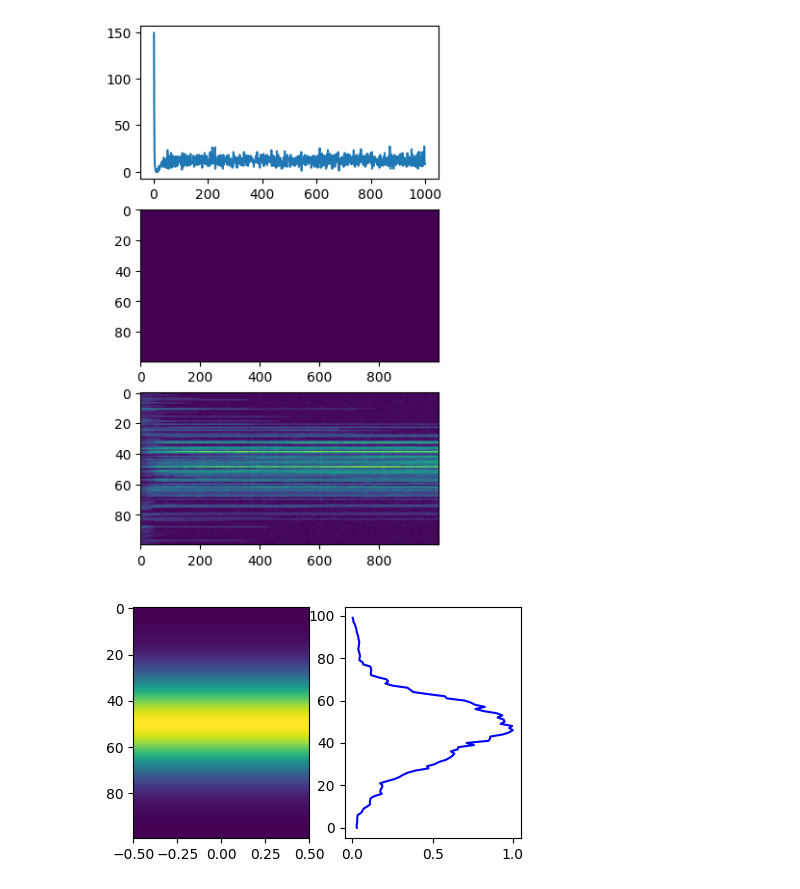
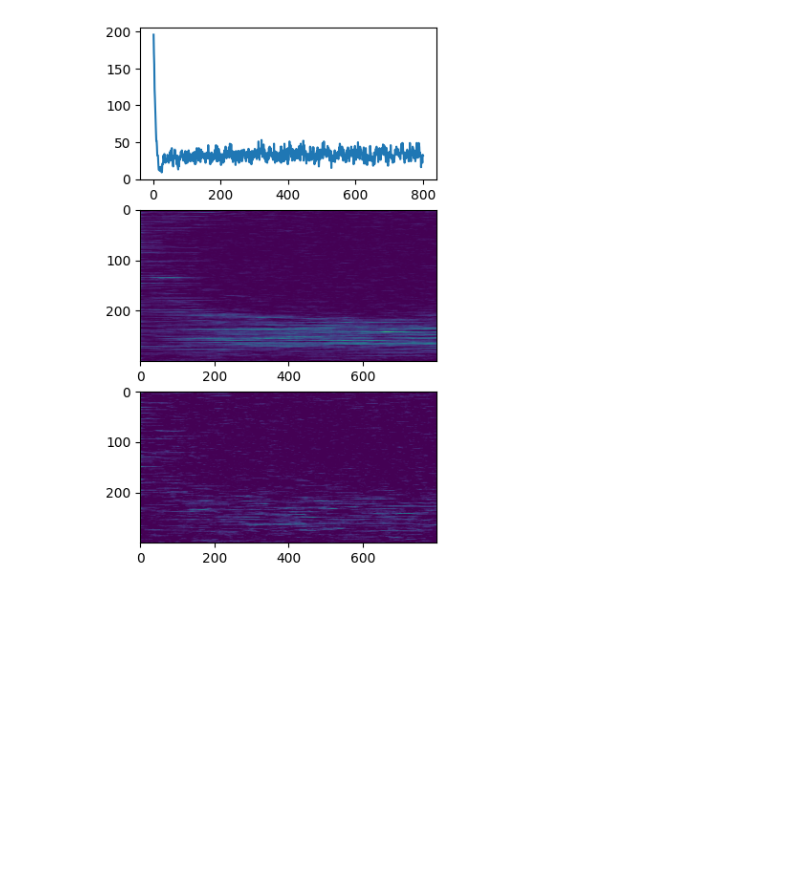
Before and after one commit to landoskape/plasticity-modeling, a Jupyter notebook: notebooks/iaf_ica.ipynb, the cells around one changed output. Saved outputs shown, nothing was run; the diff lists cells and outputs as text; code cells hidden in the pictures; blank space fills up the shorter version.

```diff
--- a/notebooks/iaf_ica.ipynb
+++ b/notebooks/iaf_ica.ipynb
@@ -8,16 +8,17 @@ from scipy.signal import lfilter
 import matplotlib.pyplot as plt
 # %%
 results_high_dp = run_simulation(
-    duration=1000,
+    duration=800,
     basal_depression_ratio=1.1,
     apical_depression_ratio=1.1,
-    basal_use_replacement=False,
-    apical_use_replacement=False,
-    basal_num_synapses=1000,
-    apical_num_synapses=1000,
-    num_inputs=1000,
-    num_signals=1,
-    source_strength=1/3,
-    gauss_source_width = 1 / 7,
+    basal_use_replacement=True,
+    apical_use_replacement=True,
+    basal_num_synapses=300,
+    apical_num_synapses=100,
+    inhibitory_num_synapses=200,
+    num_inputs=300,
+    num_signals=3,
+    source_strength=1.0,
+    gauss_source_width = 2 / 5,
 )
 # %% [output]
@@ -65,40 +86,27 @@ plt.show()
 # %%
 # Create spike train and PSTH
 results = results_high_dp
 
 NT = int(np.round(results["sim"].duration / results["sim"].dt))
 dt = results["sim"].dt
 spikes = np.zeros(NT)
 spikes[results["spike_times"]] = 1
 psth_window = 1  # in seconds
 dpsth = round(psth_window/dt)
 psth = np.sum(spikes.reshape(-1, dpsth), axis=1)/psth_window
 tvec = np.arange(NT) * dt + dt
 
 # Create plots
 plt.figure(1, figsize=(4, 7))
 plt.subplot(3, 1, 1)
 plt.plot(range(1, len(psth) + 1), psth)
 plt.subplot(3, 1, 2)
 plt.imshow(results["basal_weights"], aspect='auto')
 plt.subplot(3, 1, 3)
 plt.imshow(results["apical_weights"], aspect='auto')
 plt.show()
-
-plt.figure(2, figsize=(5, 3))
-plt.subplot(1, 2, 1)
-plt.imshow(results["sim"].source_population.source_loading.T, aspect='auto')
-plt.subplot(1, 2, 2)
-smooth_factor = round(results["sim"].source_population.num_inputs/results["sim"].source_population.num_signals/10)
-kernel = np.ones(smooth_factor)
-sbw = lfilter(kernel, 1, results["basal_weights"][:, -1])
-saw = lfilter(kernel, 1, results["apical_weights"][:, -1])
-plt.plot(sbw/np.max(sbw), range(results["sim"].source_population.num_inputs-1, -1, -1), 'k', linewidth=1.5)
-plt.plot(saw/np.max(saw), range(results["sim"].source_population.num_inputs-1, -1, -1), 'b', linewidth=1.5)
-plt.show()
 # %% [output]
-[figure, old version]
+[figure, new version]
-[figure, removed]
 # %%
 # Create spike train and PSTH
 results = results_low_dp
```
Also changed, not shown: parts of 5 cells of this notebook, 1 other file.
